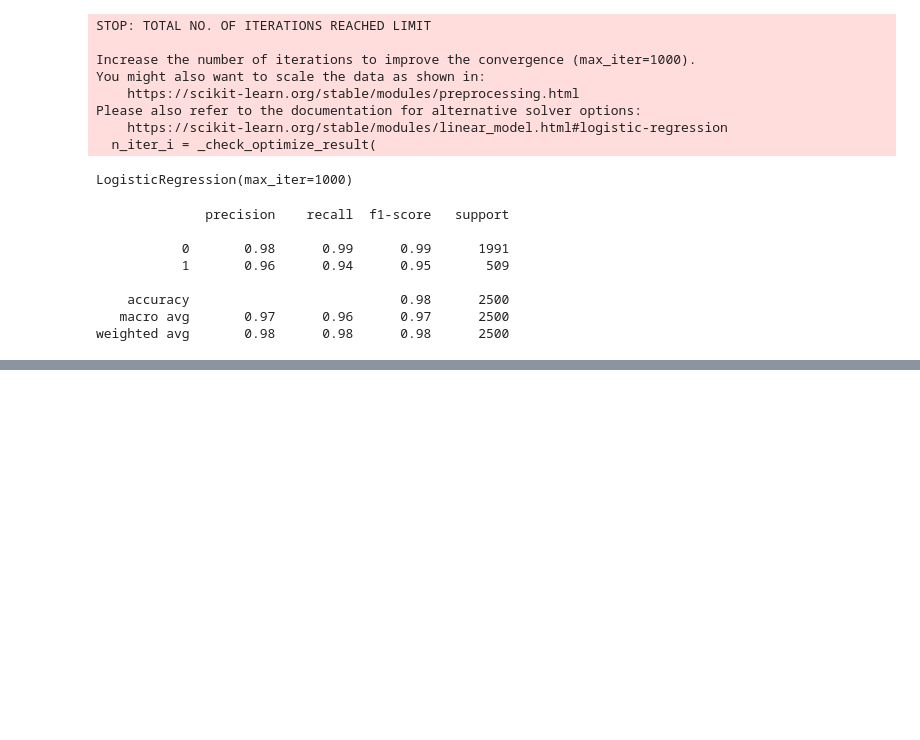
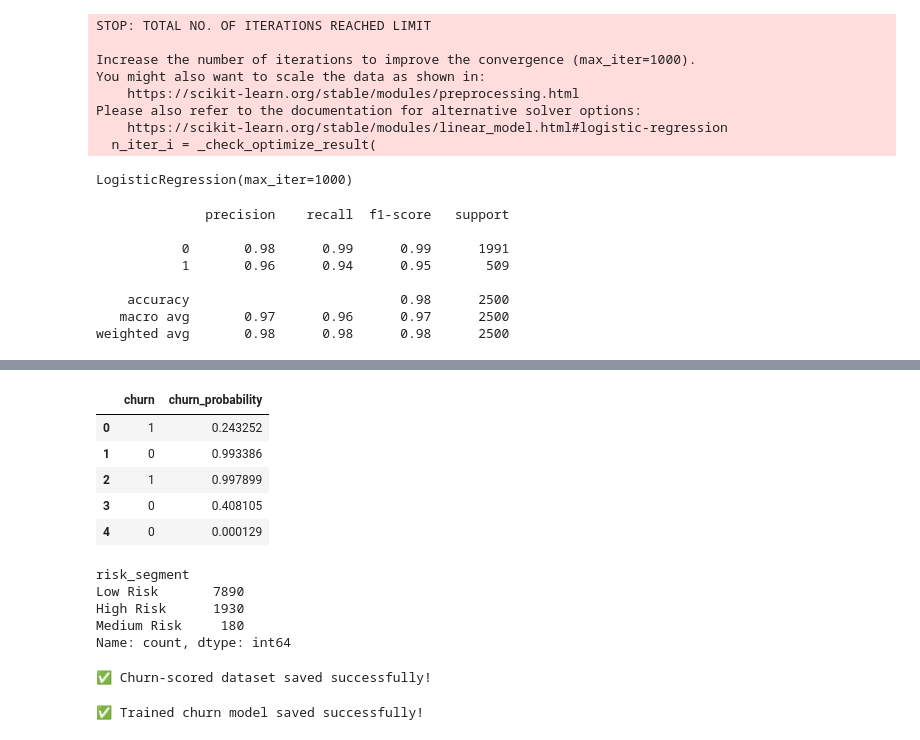
Before and after one commit to Vaishnavi-SP2854/customer-lifecycle-analytics, a Jupyter notebook: notebooks/04_churn_modeling.ipynb, the cells around one changed output, grey strips where cells are left out. Saved outputs shown, nothing was run; the diff lists cells and outputs as text; code cells hidden in the pictures; blank space fills up the shorter version.

Commit message:
customer lifecycle analytics

```diff
--- a/notebooks/04_churn_modeling.ipynb
+++ b/notebooks/04_churn_modeling.ipynb
@@ -102,0 +142,40 @@ plt.show()
+# %%
+df["churn_probability"] = model.predict_proba(X_encoded)[:, 1]
+df[["churn", "churn_probability"]].head()
+# %% [output]
+|  | churn | churn_probability |
+| 0 | 1 | 0.243252 |
+| 1 | 0 | 0.993386 |
+| 2 | 1 | 0.997899 |
+| 3 | 0 | 0.408105 |
+| 4 | 0 | 0.000129 |
+# %%
+df["risk_segment"] = pd.cut(
+    df["churn_probability"],
+    bins=[0, 0.3, 0.6, 1.0],
+    labels=["Low Risk", "Medium Risk", "High Risk"]
+)
+
+df["risk_segment"].value_counts()
+# %% [output]
+risk_segment
+Low Risk       7890
+High Risk      1930
+Medium Risk     180
+Name: count, dtype: int64
+# %%
+df.to_csv(
+    "../data/processed/customer_churn_scored.csv",
+    index=False
+)
+
+print("✅ Churn-scored dataset saved successfully!")
+# %% [output]
+✅ Churn-scored dataset saved successfully!
+# %%
+import joblib
+joblib.dump(model, "../models/churn_model.pkl")
+
+print("✅ Trained churn model saved successfully!")
+# %% [output]
+✅ Trained churn model saved successfully!
```
Also changed, not shown: parts of 5 cells of this notebook, 2 other files.
